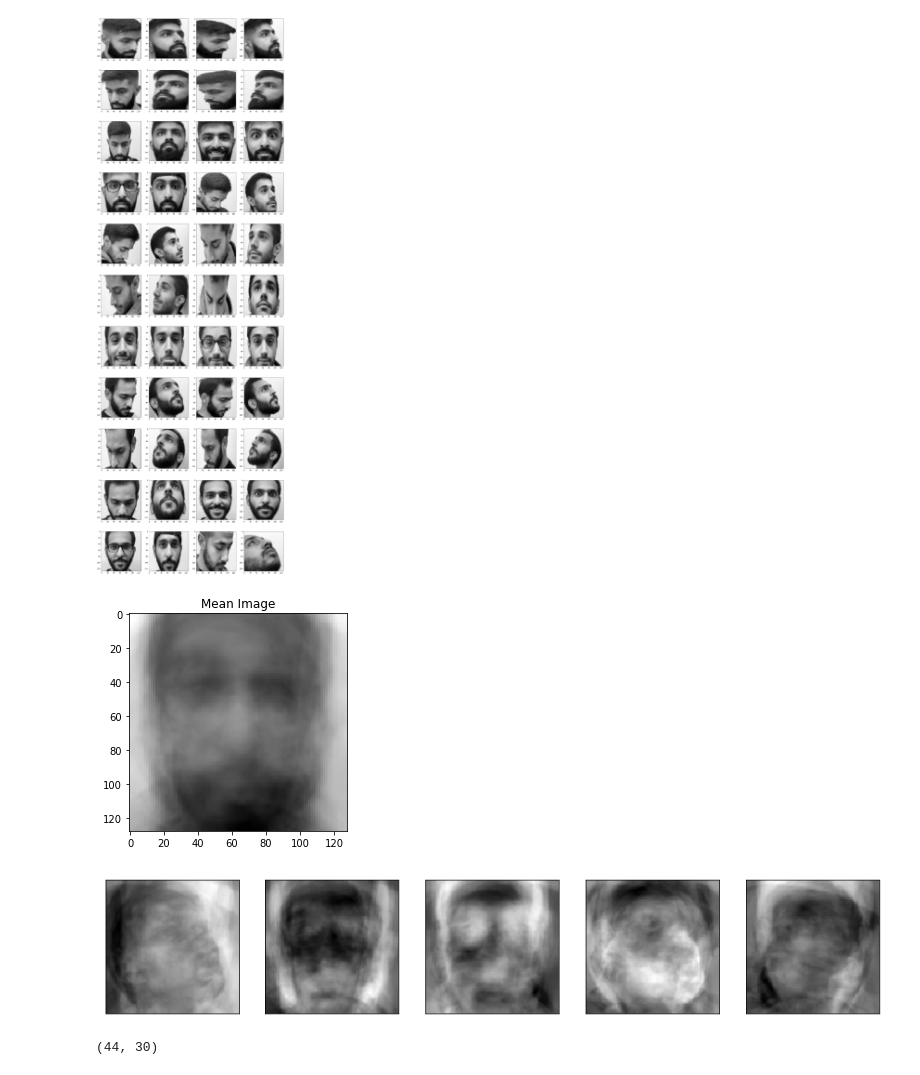
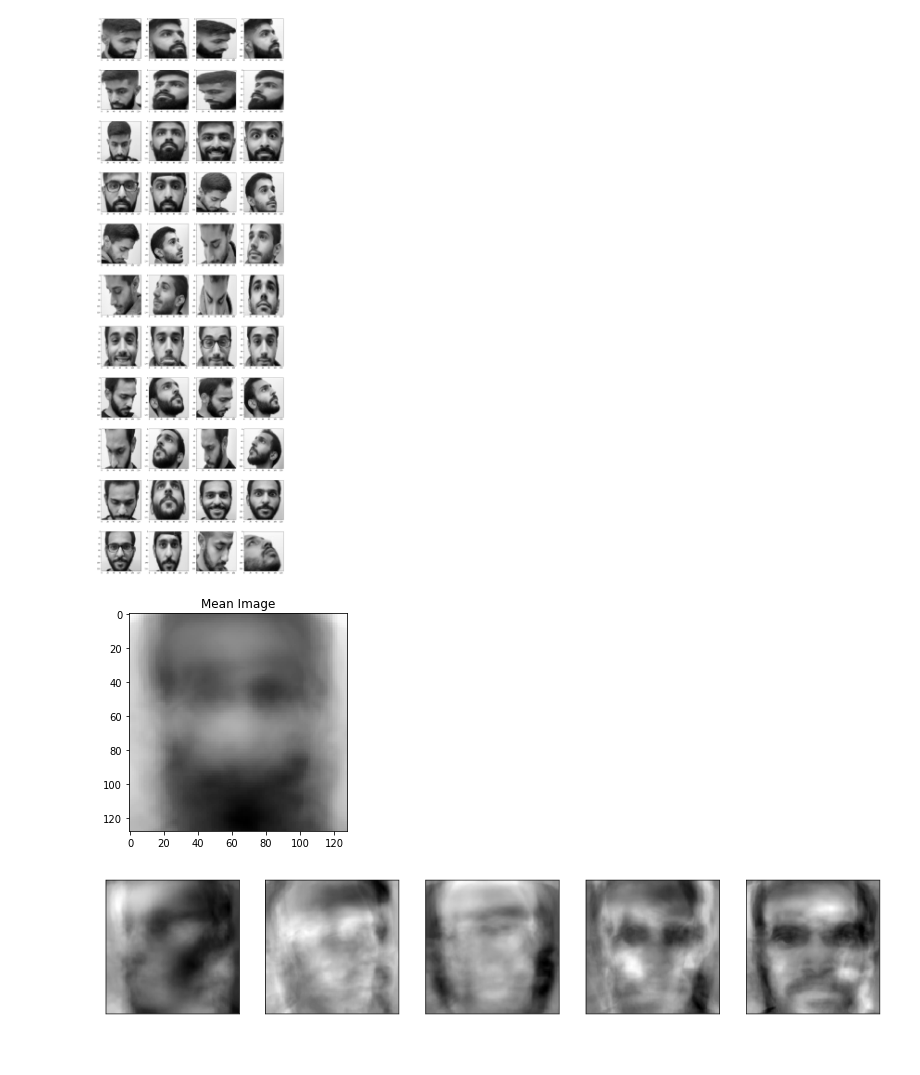
Before and after one commit to adhamelkhouly/face_recognition, a Jupyter notebook: 5_eigenfaces.ipynb, the cells around one changed output. Saved outputs shown, nothing was run; the diff lists cells and outputs as text; code cells hidden in the pictures.

```diff
--- a/5_eigenfaces.ipynb
+++ b/5_eigenfaces.ipynb
@@ -121,6 +117,8 @@ def extract_face(img, bounds):
     max_y =  bounds["max_y"]
 
     return img[min_y:max_y, min_x:max_x]
+# %%
+NC = 15
 # %% [markdown]
 ## Training Images
 # %%
@@ -138,10 +136,10 @@ for i in range(60):
 [figure]
 # %%
 X_train = np.array([i.flatten() for i in training_faces])
-pca_train = PCA(n_components=30)
-pca_train.fit(X_train)
-X_train_pca = pca_train.transform(X_train)
-plt.imshow(pca_train.mean_.reshape(training_faces[0].shape), cmap='gray')
+pca = PCA(n_components=NC)
+pca.fit(X_train)
+X_train_pca = pca.transform(X_train)
+plt.imshow(pca.mean_.reshape(training_faces[0].shape), cmap='gray')
 plt.title('Mean Image');
 # %% [output]
 [figure]
@@ -149,7 +147,7 @@ plt.title('Mean Image');
 fig = plt.figure(figsize=(16, 6))
 for i in range(5):
     ax = fig.add_subplot(1, 5, i + 1, xticks=[], yticks=[])
-    ax.imshow(pca_train.components_[i].reshape(training_faces[0].shape), 'gray')
+    ax.imshow(pca.components_[i].reshape(training_faces[0].shape), 'gray')
 # %% [output]
 [figure]
 # %% [markdown]
@@ -169,24 +167,18 @@ for i in range(44):
 [figure]
 # %%
 X_test = np.array([i.flatten() for i in testing_faces])
-pca_test = PCA(n_components=30)
-pca_test.fit(X_test)
-X_test_pca = pca_test.transform(X_test)
-plt.imshow(pca_test.mean_.reshape(testing_faces[0].shape), cmap='gray')
+X_test_pca = pca.transform(X_test)
+plt.imshow(pca.mean_.reshape(testing_faces[0].shape), cmap='gray')
 plt.title('Mean Image');
 # %% [output]
-[figure, old version]
+[figure, new version]
 # %%
 fig = plt.figure(figsize=(16, 6))
 for i in range(5):
     ax = fig.add_subplot(1, 5, i + 1, xticks=[], yticks=[])
-    ax.imshow(pca_test.components_[i].reshape(training_faces[0].shape), 'gray')
+    ax.imshow(pca.components_[i].reshape(training_faces[0].shape), 'gray')
 # %% [output]
-[figure, old version]
+[figure, new version]
-# %%
-X_test_pca.shape
-# %% [output]
-(44, 30)
 # %%
 labels = {0:'abdullah', 1:'mustafa', 2:'saleh', 3:'adham'}
 
```
Also changed, not shown: parts of 2 cells of this notebook.
